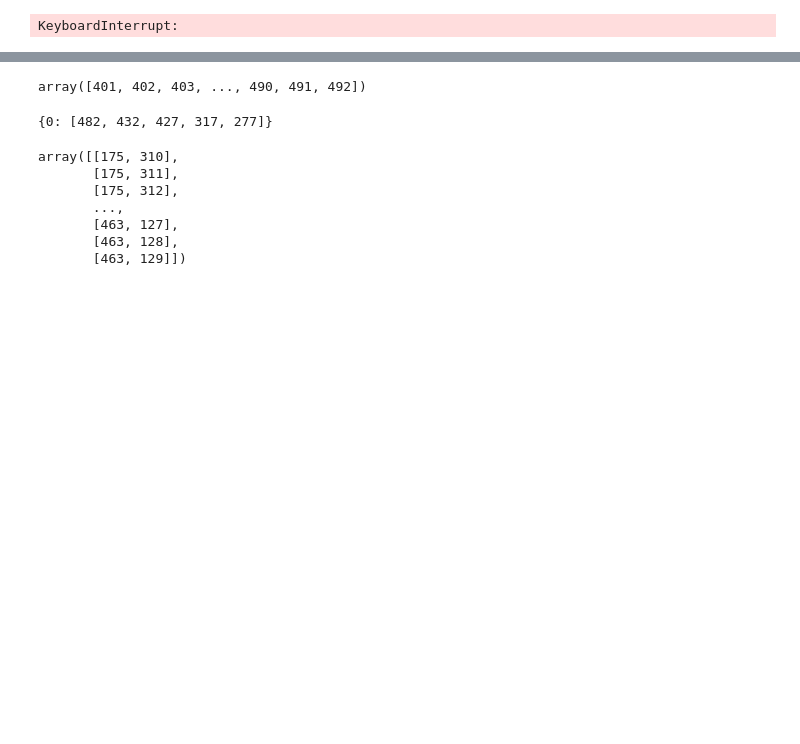
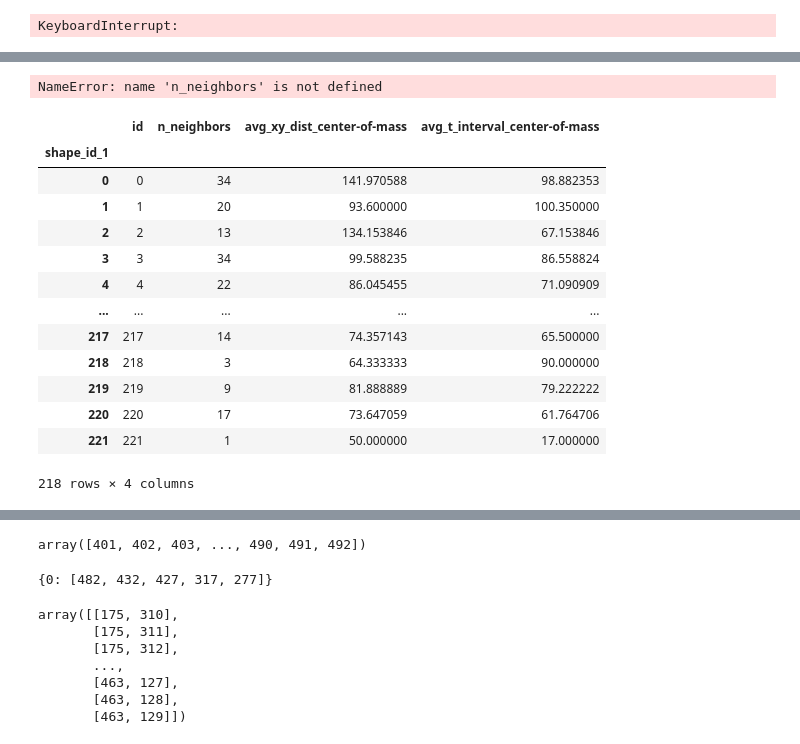
Before and after one commit to wprazuch/Astral, a Jupyter notebook: notebooks/RepeatsFinder.ipynb, the cells around one changed output, grey strips where cells are left out. Cells and saved outputs as stored; diff of their text form; code cells hidden in the pictures; blank space fills up the shorter version.

```diff
--- a/notebooks/RepeatsFinder.ipynb
+++ b/notebooks/RepeatsFinder.ipynb
@@ -127,0 +218,7 @@ plt.show()
+# %%
+ne2 = ne.groupby('shape_id_1').count().iloc[:, :1]
+ne3 = ne.groupby('shape_id_1').mean().iloc[:, -2:]
+
+ne4 = pd.merge(ne2, ne3, right_index=True, left_index=True)
+ne4.index.Name = 'id'
+ne4.columns = ['n_neighbors', 'avg_xy_dist_center-of-mass', 'avg_t_interval_center-of-mass']
@@ -127,0 +244,24 @@ plt.show()
+# %%
+id; n_neighbors; avg_t_interval_center-of-mass; avg_xy_dist_center-of-mass
+# %% [output]
+NameError: name 'n_neighbors' is not defined
+# %%
+ne4['id'] = ne4.index
+ne4 = ne4[['id', 'n_neighbors', 'avg_xy_dist_center-of-mass', 'avg_t_interval_center-of-mass']]
+# %%
+ne4
+# %% [output]
+|  | id | n_neighbors | avg_xy_dist_center-of-mass | avg_t_interval_center-of-mass |
+| shape_id_1 |  |  |  |  |
+| 0 | 0 | 34 | 141.970588 | 98.882353 |
+| 1 | 1 | 20 | 93.600000 | 100.350000 |
+| 2 | 2 | 13 | 134.153846 | 67.153846 |
+| 3 | 3 | 34 | 99.588235 | 86.558824 |
+| 4 | 4 | 22 | 86.045455 | 71.090909 |
+| ... | ... | ... | ... | ... |
+| 217 | 217 | 14 | 74.357143 | 65.500000 |
+| 218 | 218 | 3 | 64.333333 | 90.000000 |
+| 219 | 219 | 9 | 81.888889 | 79.222222 |
+| 220 | 220 | 17 | 73.647059 | 61.764706 |
+| 221 | 221 | 1 | 50.000000 | 17.000000 |
+218 rows × 4 columns
```
Also changed, not shown: parts of 32 cells of this notebook, 5 other files.
